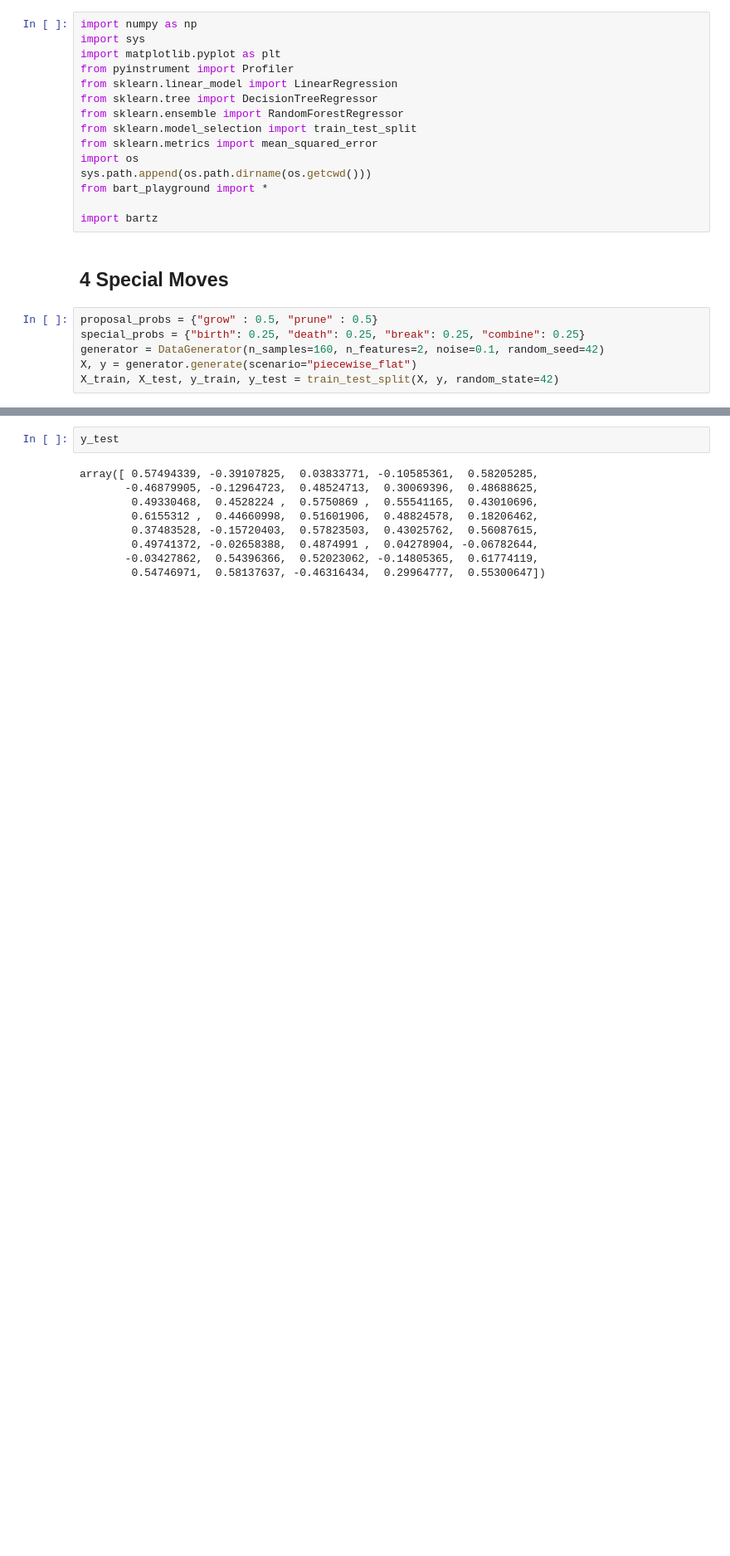
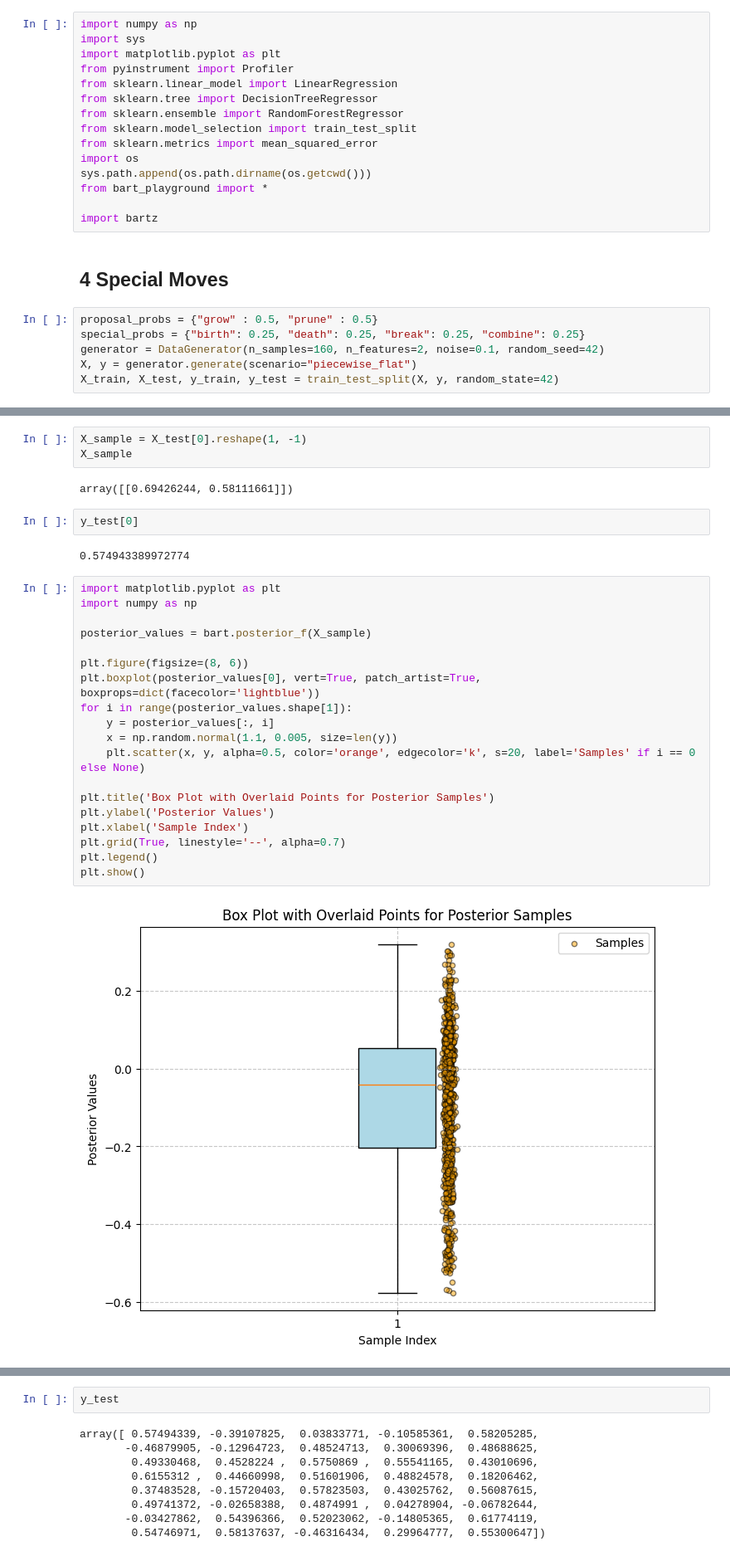
Before and after one commit to yanshuotan/bart-playground, a Jupyter notebook: notebooks/test_MCMC.ipynb, the cells around one changed output, grey strips where cells are left out. Shown: that part at 83% size. Saved outputs shown, nothing was run; the diff lists cells and outputs as text; blank space fills up the shorter version.

```diff
--- a/notebooks/test_MCMC.ipynb
+++ b/notebooks/test_MCMC.ipynb
@@ -108,0 +142,30 @@ results
+# %%
+X_sample = X_test[0].reshape(1, -1)
+X_sample
+# %% [output]
+array([[0.69426244, 0.58111661]])
+# %%
+y_test[0]
+# %% [output]
+0.574943389972774
+# %%
+import matplotlib.pyplot as plt
+import numpy as np
+
+posterior_values = bart.posterior_f(X_sample)
+
+plt.figure(figsize=(8, 6))
+plt.boxplot(posterior_values[0], vert=True, patch_artist=True, boxprops=dict(facecolor='lightblue'))
+for i in range(posterior_values.shape[1]):
+    y = posterior_values[:, i]
+    x = np.random.normal(1.1, 0.005, size=len(y))
+    plt.scatter(x, y, alpha=0.5, color='orange', edgecolor='k', s=20, label='Samples' if i == 0 else None)
+
+plt.title('Box Plot with Overlaid Points for Posterior Samples')
+plt.ylabel('Posterior Values')
+plt.xlabel('Sample Index')
+plt.grid(True, linestyle='--', alpha=0.7)
+plt.legend()
+plt.show()
+# %% [output]
+[figure, added]
```
Also changed, not shown: parts of 17 cells of this notebook, 2 other files.
